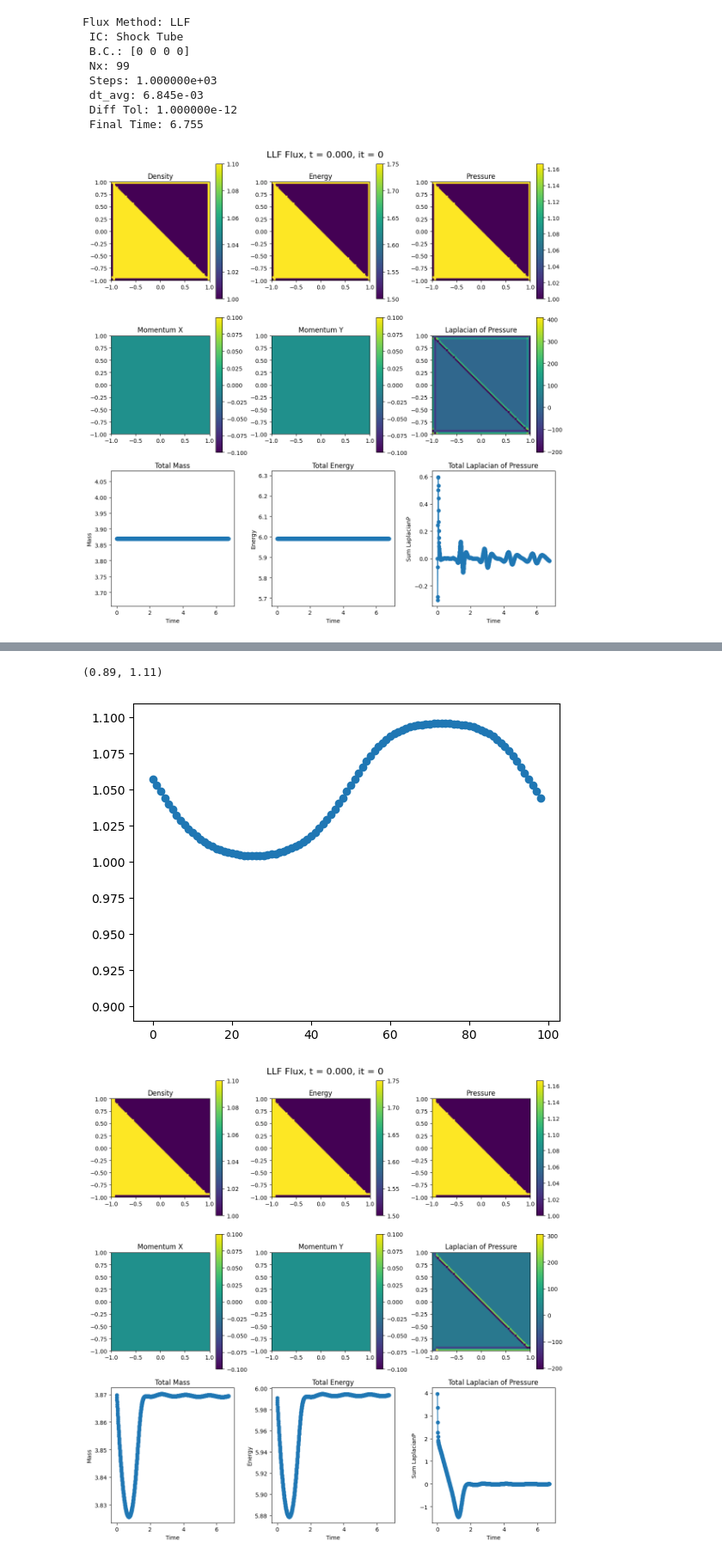
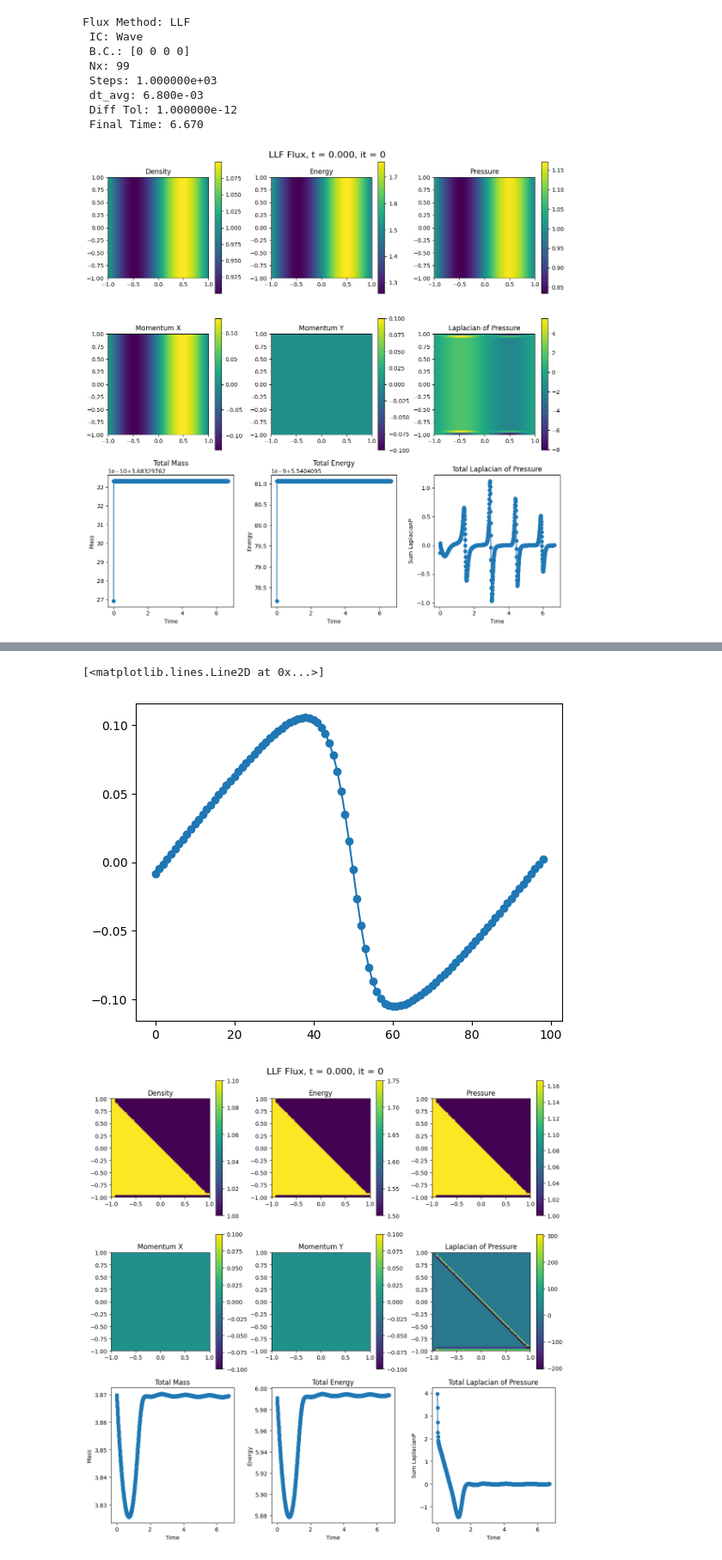
Before and after one commit to Jimbo-Coder/PyFluid, a Jupyter notebook: main.ipynb, the cells around one changed output, grey strips where cells are left out. Shown at 86% size. Cells and saved outputs as stored; diff of their text form; code cells hidden in the pictures.

```diff
--- a/main.ipynb
+++ b/main.ipynb
@@ -308,7 +308,7 @@ class Fluid2D:
            self.pressure[self.imask] += (self.rho[self.imask]/4)*(self.cs0**2)* (np.cos(2*kx*self.xg[self.imask]) + np.cos(2*ky*self.yg[self.imask]));
        elif self.ici == 4: #Shock tube
            self.icname = "Shock Tube"
-           nvec = np.array([1,1]) #normal vector in shock
+           nvec = np.array([1,0]) #normal vector in shock
            nvec = nvec / np.linalg.norm(nvec)
            rdotn = self.xg*nvec[0] + self.yg*nvec[1];
            lhmask = (rdotn <= 0) & self.imask
@@ -553,48 +553,48 @@ class Fluid2D:
         P_xx, bad = np.gradient(self.gradPs[0],self.dx, axis=(1,2))
         bad,P_yy = np.gradient(self.gradPs[1],self.dx, axis=(1,2))
         self.lapPs = (P_xx + P_yy)
         self.laptots = np.sum(self.lapPs, axis=(1,2)) * self.dx * self.dx
 
 
 x0t = -1.0; x1t = 1.0;  nxt = 99;
 Nsteps =1e3
 #IC Key
 #[0 = Central Circular Shock, 1 = Central Square Shock, 2 = Wave, 3 = Vortex, 4 = Shock Tube]
-ici = 4
+ici = 2
 #BC Key
 #[0 = Periodic, 1 = Outflow, 2 = Reflective  ]
 # LHS, RHS, BOTTOM, TOP
 bci = np.array([0,0,0,0])
 #Flux Methods
 #[0 = LLF, 1 = HLLE, 2 = HLLC]
 flux_meth = 0
 state = Fluid2D(x0t, x1t, nxt, ici, bci, Nsteps, flux_meth)
 state.run_and_store()
 
 it = 0
 state.plot_all(it)
 #state.compute_HLL_and_update()
 print(f"Flux Method: {state.fluxname} \n IC: {state.icname} \n B.C.: {bci} \n Nx: {nxt} \n Steps: {Nsteps:5e} \n dt_avg: {state.dt:.3e} \n Diff Tol: {state.difftol:5e} \n Final Time: {state.t:.3f}")
 # %% [output]
 Flux Method: LLF
- IC: Shock Tube
+ IC: Wave
  B.C.: [0 0 0 0]
  Nx: 99
  Steps: 1.000000e+03
- dt_avg: 6.845e-03
+ dt_avg: 6.800e-03
  Diff Tol: 1.000000e-12
- Final Time: 6.755
+ Final Time: 6.670
-[figure, old version]
+[figure, new version]
 [figure]
 # %%
 #it=0
 it+=10
 plt.figure()
-plt.plot(state.uvecs[it,0,50,:], "-o")
-plt.ylim(state.rhob - 1.1*state.rhoamp, state.rhob + 1.1*state.rhoamp)
+plt.plot(state.uvecs[it,1,50,:], "-o")
+#plt.ylim(state.rhob - 1.1*state.rhoamp, state.rhob + 1.1*state.rhoamp)
 # %% [output]
-(0.89, 1.11)
+[<matplotlib.lines.Line2D at 0x...>]
-[figure, old version]
+[figure, new version]
 # %%
 #it = 0
 it = 0
```
Also changed, not shown: 1 other file.
